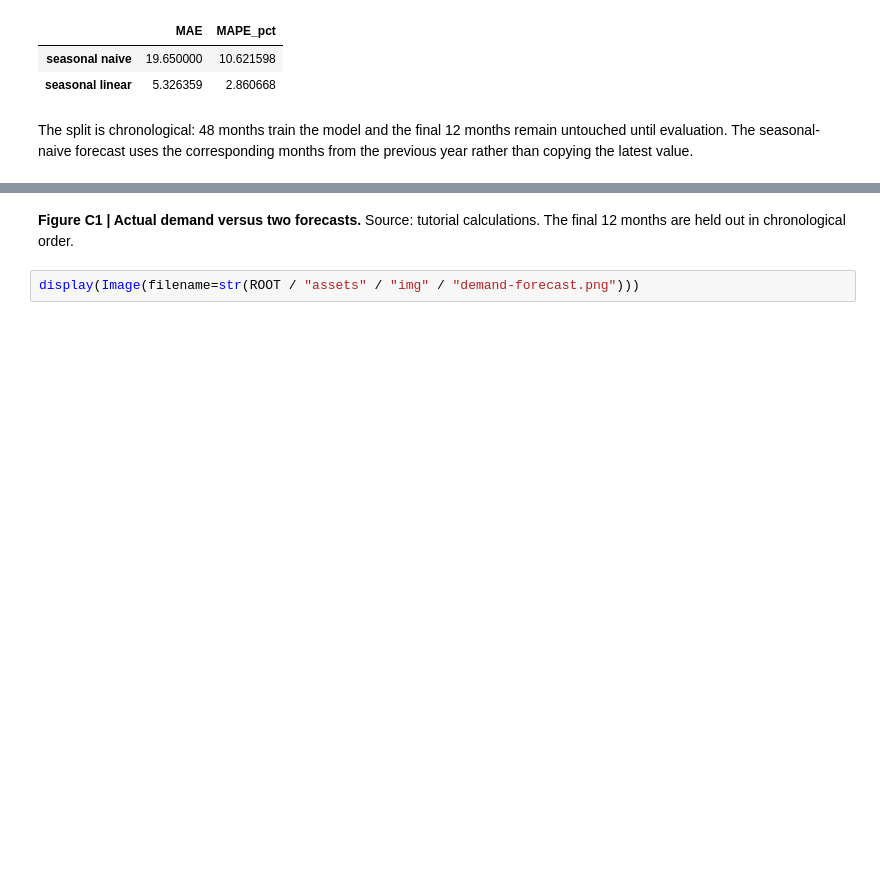
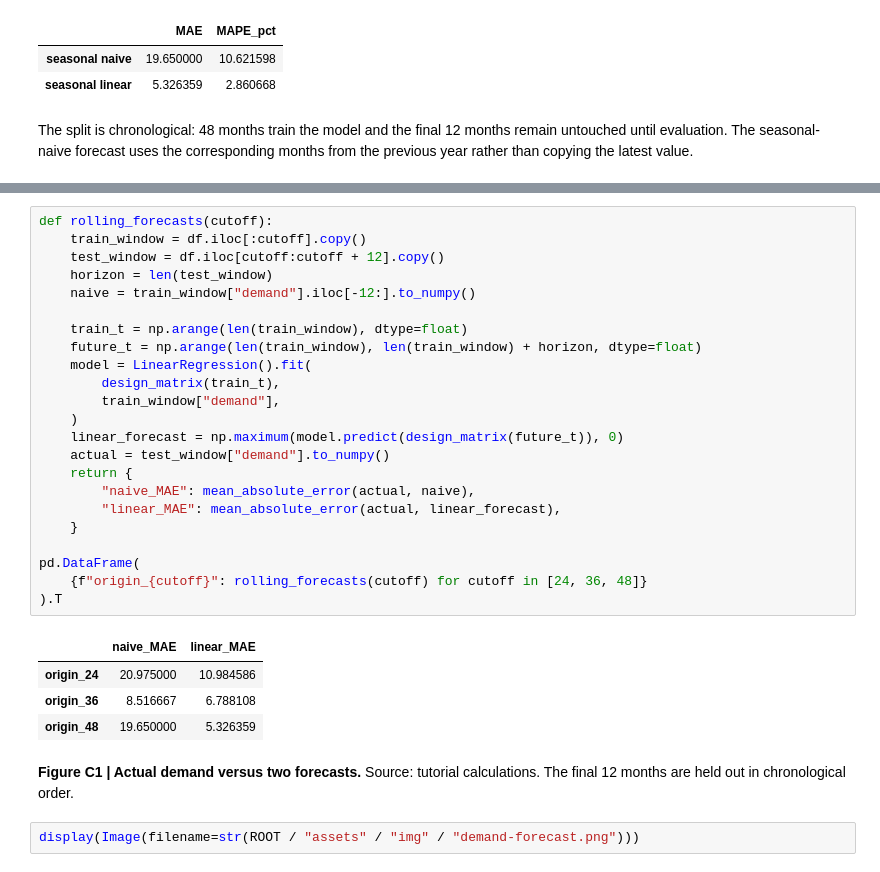
Before and after one commit to Aayloo/data-science-crisp-dm-tutorial, a Jupyter notebook: notebooks/03-demand-forecast.ipynb, the cells around one changed output, grey strips where cells are left out. Saved outputs shown, nothing was run; the diff lists cells and outputs as text; blank space fills up the shorter version.

```diff
--- a/notebooks/03-demand-forecast.ipynb
+++ b/notebooks/03-demand-forecast.ipynb
@@ -133,3 +139,31 @@ value.
+# %%
+def rolling_forecasts(cutoff):
+    train_window = df.iloc[:cutoff].copy()
+    test_window = df.iloc[cutoff:cutoff + 12].copy()
+    horizon = len(test_window)
+    naive = train_window["demand"].iloc[-12:].to_numpy()
+
+    train_t = np.arange(len(train_window), dtype=float)
+    future_t = np.arange(len(train_window), len(train_window) + horizon, dtype=float)
+    model = LinearRegression().fit(
+        design_matrix(train_t),
+        train_window["demand"],
+    )
+    linear_forecast = np.maximum(model.predict(design_matrix(future_t)), 0)
+    actual = test_window["demand"].to_numpy()
+    return {
+        "naive_MAE": mean_absolute_error(actual, naive),
+        "linear_MAE": mean_absolute_error(actual, linear_forecast),
+    }
+
+pd.DataFrame(
+    {f"origin_{cutoff}": rolling_forecasts(cutoff) for cutoff in [24, 36, 48]}
+).T
+# %% [output]
+|  | naive_MAE | linear_MAE |
+| origin_24 | 20.975000 | 10.984586 |
+| origin_36 | 8.516667 | 6.788108 |
+| origin_48 | 19.650000 | 5.326359 |
 # %% [markdown]
 **Figure C1 | Actual demand versus two forecasts.** Source: tutorial
 calculations. The final 12 months are held out in chronological order.
```
Also changed, not shown: parts of 1 cell of this notebook, 14 other files.
